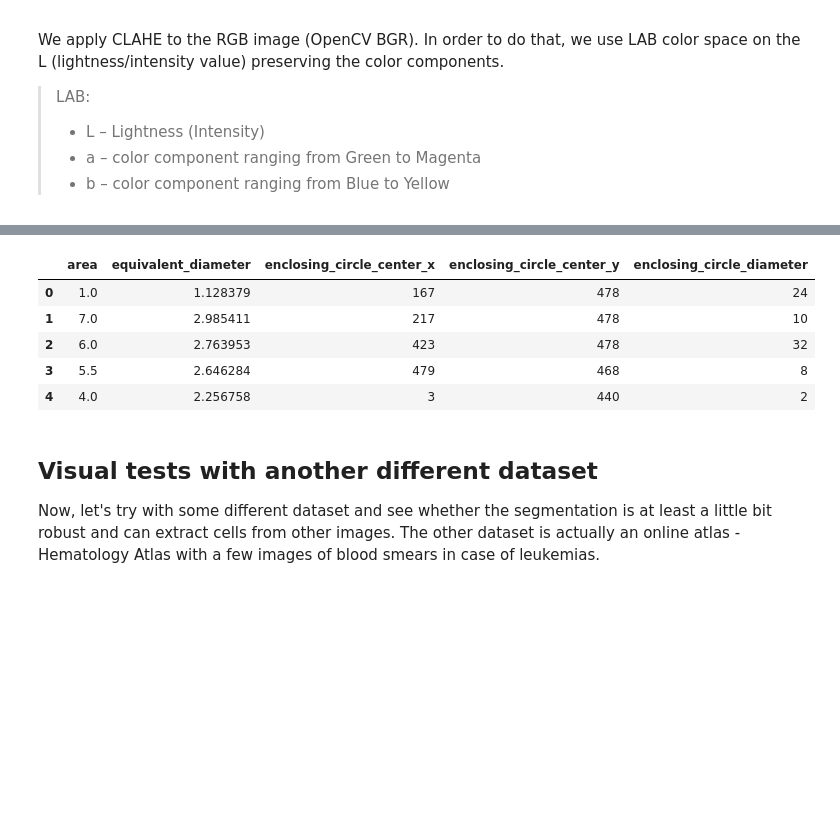
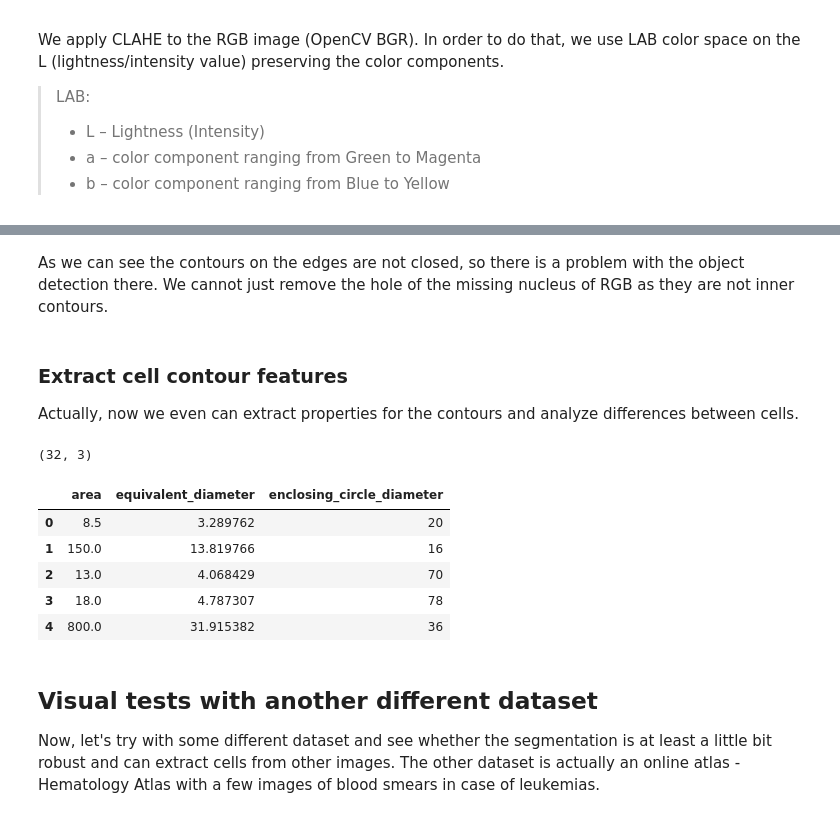
Before and after one commit to teodora-petkova/artificial-intelligence-course, a Jupyter notebook: Data-Science/Trials/Blood Cells Features Extraction.ipynb, the cells around one changed output, grey strips where cells are left out. Saved outputs shown, nothing was run; the diff lists cells and outputs as text; code cells hidden in the pictures; blank space fills up the shorter version.

```diff
--- a/Data-Science/Trials/Blood Cells Features Extraction.ipynb
+++ b/Data-Science/Trials/Blood Cells Features Extraction.ipynb
@@ -326,3 +402,9 @@ image_contours = draw_contours_by_edges(image1, image_with_defined_edges_around_
+# %% [markdown]
+As we can see the contours on the edges are not closed, so there is a problem with the object detection there. We cannot just remove the hole of the missing nucleus of RGB as they are not inner contours.
+# %% [markdown]
+### Extract cell contour features
+
+Actually, now we even can extract properties for the contours and analyze differences between cells.
 # %%
 def write_properites(image_contours, csv_file_name):
 
@@ -339,13 +419,20 @@ write_properites(image_contours, "./data/contour_features.csv")
+# %%
+csv_file = os.path.join("data", "contour_features.csv")
+write_properites(image1_contours, csv_file)
+write_properites(image2_contours, csv_file)
 # %%
-contours = pd.read_csv("./data/contour_features.csv", index_col = False)
+contours = pd.read_csv(csv_file, index_col = False)
+contours = contours.drop(["enclosing_circle_center_x", "enclosing_circle_center_y"], axis = 1)
+print(contours.shape)
 contours.head()
 # %% [output]
+(32, 3)
-|  | area | equivalent_diameter | enclosing_circle_center_x | enclosing_circle_center_y | enclosing_circle_diameter |
-| 0 | 1.0 | 1.128379 | 167 | 478 | 24 |
-| 1 | 7.0 | 2.985411 | 217 | 478 | 10 |
-| 2 | 6.0 | 2.763953 | 423 | 478 | 32 |
-| 3 | 5.5 | 2.646284 | 479 | 468 | 8 |
-| 4 | 4.0 | 2.256758 | 3 | 440 | 2 |
+|  | area | equivalent_diameter | enclosing_circle_diameter |
+| 0 | 8.5 | 3.289762 | 20 |
+| 1 | 150.0 | 13.819766 | 16 |
+| 2 | 13.0 | 4.068429 | 70 |
+| 3 | 18.0 | 4.787307 | 78 |
+| 4 | 800.0 | 31.915382 | 36 |
 # %% [markdown]
 ## Visual tests with another different dataset
 
```
Also changed, not shown: parts of 29 cells of this notebook.
